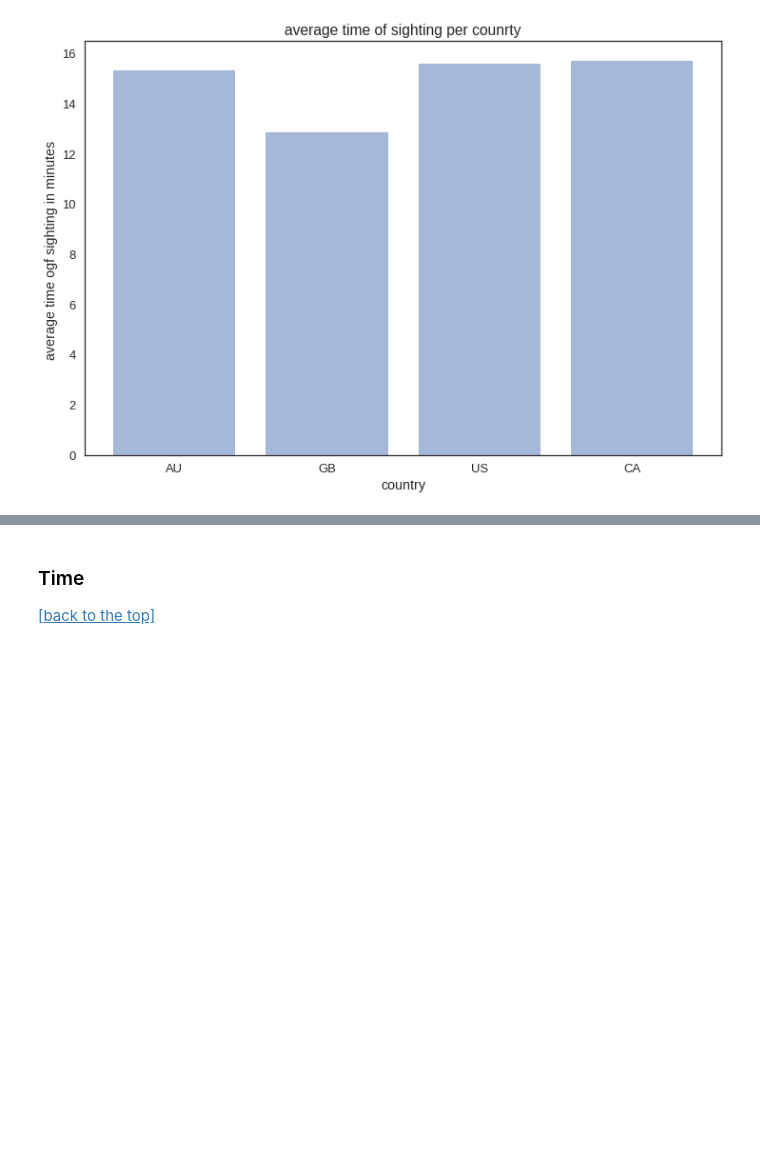
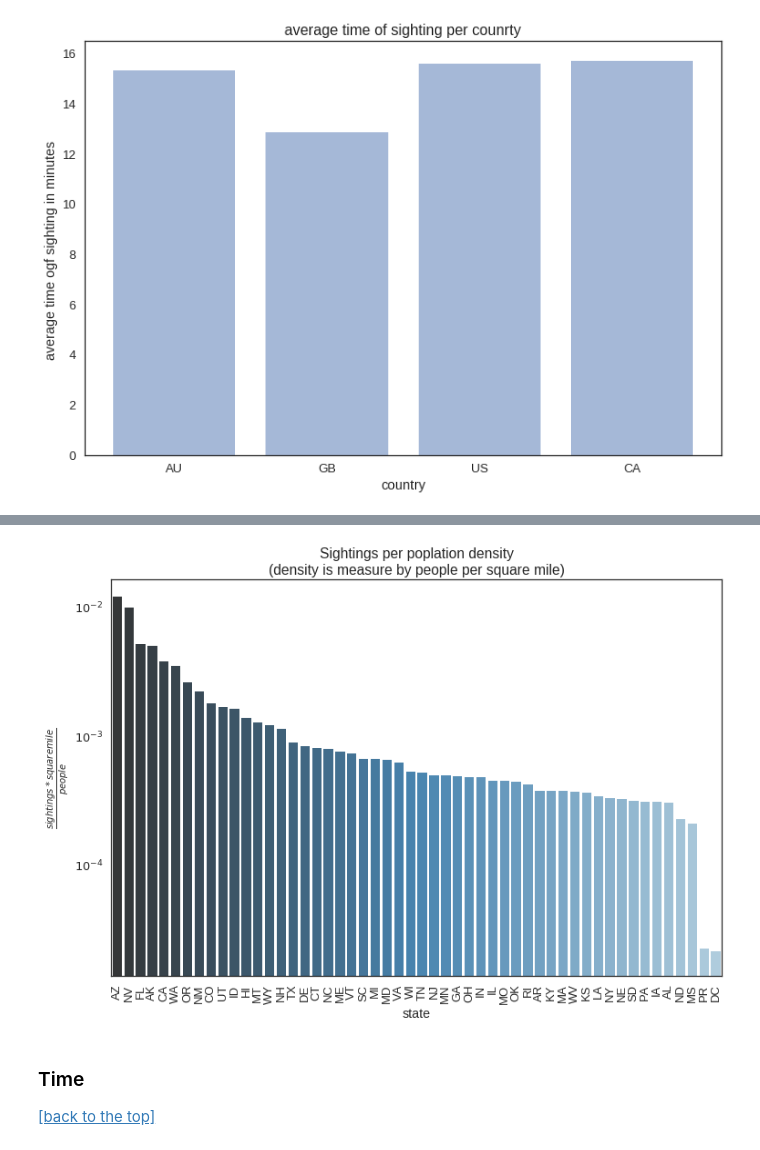
Before and after one commit to shahamran/needle, a Jupyter notebook: Aliens.ipynb, the cells around one changed output, grey strips where cells are left out. Cells and saved outputs as stored; diff of their text form; code cells hidden in the pictures; blank space fills up the shorter version.

```diff
--- a/Aliens.ipynb
+++ b/Aliens.ipynb
@@ -268,3 +332,12 @@ averageDurationPerCountry()
+# %%
+sns.barplot(x='state', y='normalized_by_density',
+            data=states_data.reset_index().sort_values(by='normalized_by_density', ascending=False),
+            palette='Blues_d', log=True);
+plt.xticks(rotation=90);
+plt.ylabel(r'$\frac{sightings * square mile}{people}$');
+plt.title('Sightings per poplation density \n(density is measure by people per square mile)');
+# %% [output]
+[figure, added]
 # %% [markdown]
 ### Time
 
```
Also changed, not shown: parts of 14 cells of this notebook, 3 other files.
